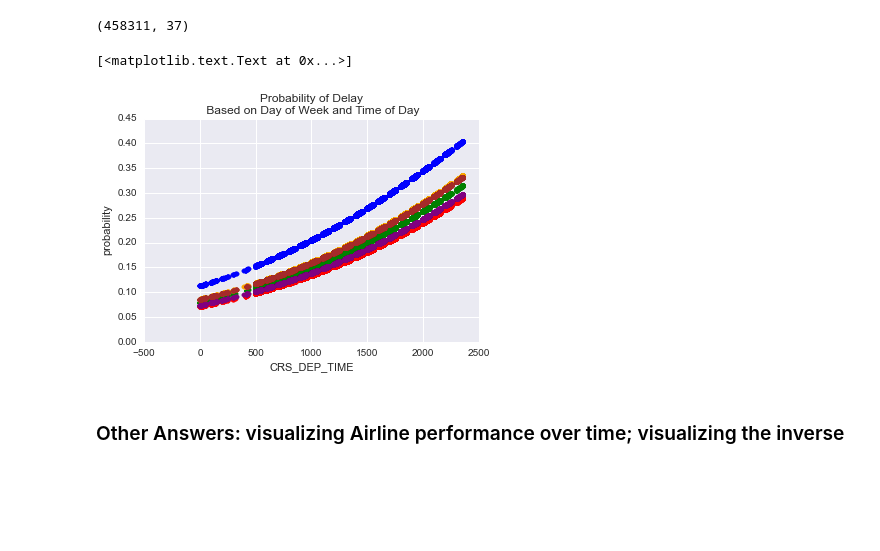
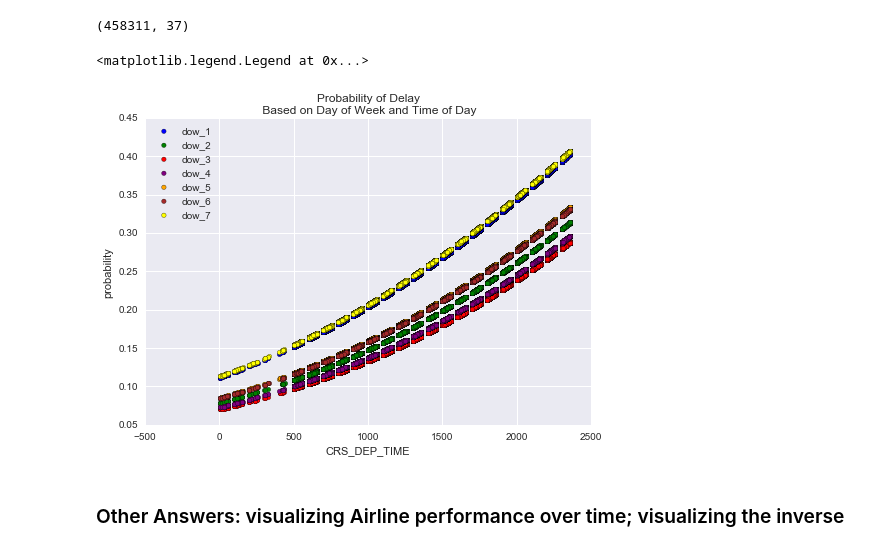
Before and after one commit to dbricare/ds-sf-29, a Jupyter notebook: lessons/lesson-10/code/solution-code/solution-code-10.ipynb, the cells around one changed output. Drawn from its saved outputs; the diff is of its cells as text; code cells hidden in the pictures; blank space fills up the shorter version.

```diff
--- a/lessons/lesson-10/code/solution-code/solution-code-10.ipynb
+++ b/lessons/lesson-10/code/solution-code/solution-code-10.ipynb
@@ -48,14 +48,16 @@ model.fit(df[features[1:]], df['DEP_DEL15'])
 df['probability'] = model.predict_proba(df[features[1:]]).T[1]
 # %%
 ax = plt.subplot(111)
-colors = ['blue', 'green', 'red', 'purple', 'orange', 'brown']
+colors = ['blue', 'green', 'red', 'purple', 'orange', 'brown', 'yellow']
 for e, c in enumerate(colors):
-    df[df[features[e]] == 1].plot(x='CRS_DEP_TIME', y='probability', kind='scatter', color = c, ax=ax)
+    df[df[features[e]] == 1].plot(x='CRS_DEP_TIME', y='probability', kind='scatter', color = c,
+                                  ax=ax, label=features[e])
 
 ax.set(title='Probability of Delay\n Based on Day of Week and Time of Day')
+ax.legend(loc='upper left')
 # %% [output]
-[<matplotlib.text.Text at 0x...>]
+<matplotlib.legend.Legend at 0x...>
-[figure, old version]
+[figure, new version]
 # %% [markdown]
 ### Other Answers: visualizing Airline performance over time; visualizing the inverse
 # %%
```
